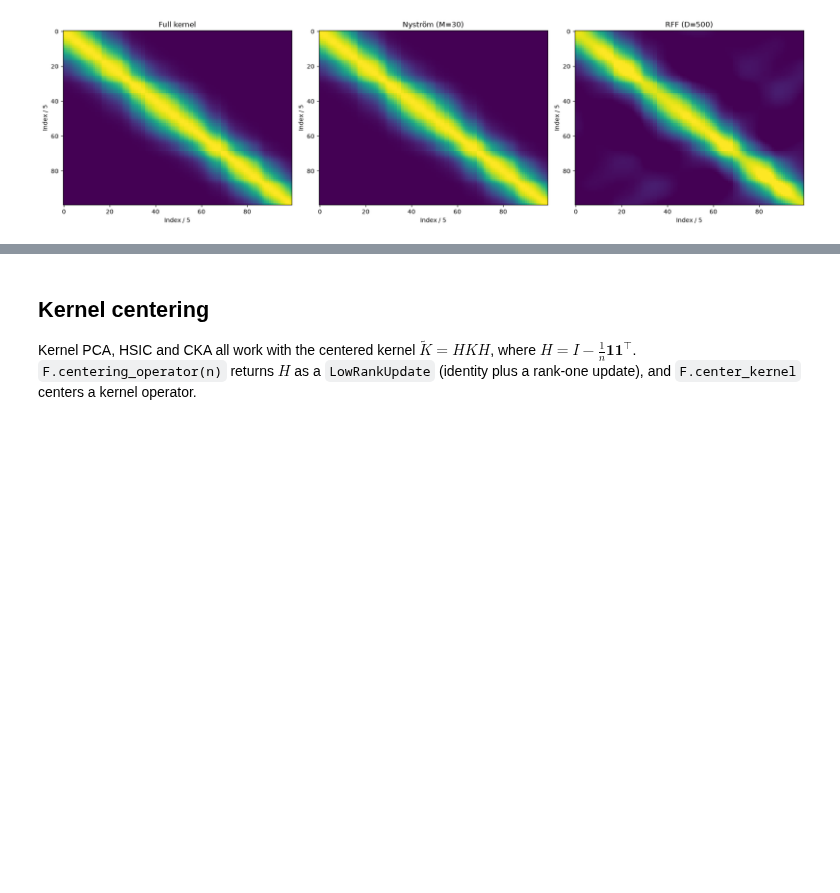
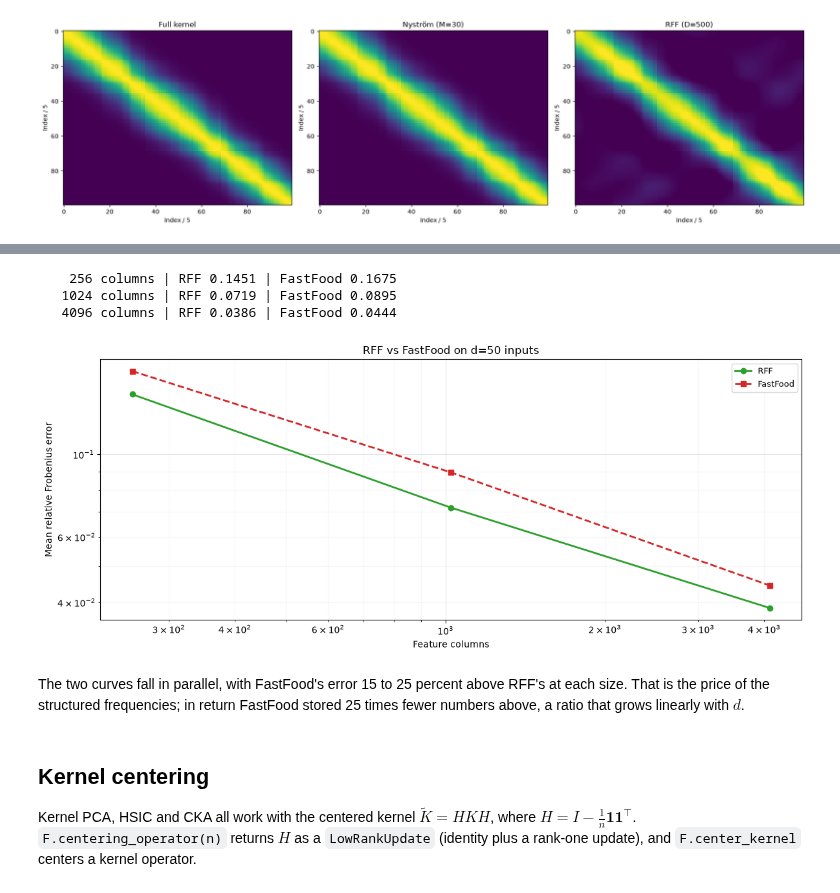
Before and after one commit to jejjohnson/kernellib, a Jupyter notebook: docs/notebooks/kernel_approximations.ipynb, the cells around one changed output, grey strips where cells are left out. Cells and saved outputs as stored; diff of their text form; code cells hidden in the pictures; blank space fills up the shorter version.

```diff
--- a/docs/notebooks/kernel_approximations.ipynb
+++ b/docs/notebooks/kernel_approximations.ipynb
@@ -363,3 +408,51 @@ plt.show()
+# %%
+cols = [256, 1024, 4096]
+
+
+def rff_hi_error(n_cols, seed):
+    k_o, k_bb = jax.random.split(jax.random.PRNGKey(seed))
+    om = jax.random.normal(k_o, (n_cols, d_hi)) / ls_hi
+    bb = jax.random.uniform(k_bb, (n_cols,), minval=0.0, maxval=2.0 * jnp.pi)
+    K_approx = kl.rff_operator(X_hi, om, bb).as_matrix()
+    return float(jnp.linalg.norm(K_hi - K_approx) / norm_hi)
+
+
+def ff_hi_error(n_cols, seed):
+    p = kl.fastfood_params(
+        d=d_hi,
+        n_components=n_cols // 2,
+        lengthscale=ls_hi,
+        key=jax.random.PRNGKey(seed),
+    )
+    K_approx = kl.fastfood_operator(X_hi, p).as_matrix()
+    return float(jnp.linalg.norm(K_hi - K_approx) / norm_hi)
+
+
+rff_hi, ff_hi = [], []
+for n_cols in cols:
+    rff_hi.append(sum(rff_hi_error(n_cols, s) for s in range(n_draws)) / n_draws)
+    ff_hi.append(sum(ff_hi_error(n_cols, s) for s in range(n_draws)) / n_draws)
+    print(f"  {n_cols:5d} columns | RFF {rff_hi[-1]:.4f} | FastFood {ff_hi[-1]:.4f}")
+# %% [output]
+    256 columns | RFF 0.1451 | FastFood 0.1675
+   1024 columns | RFF 0.0719 | FastFood 0.0895
+   4096 columns | RFF 0.0386 | FastFood 0.0444
+# %%
+fig, ax = plt.subplots(figsize=(12, 5))
+ax.loglog(cols, rff_hi, "o-", color="C2", lw=2, label="RFF")
+ax.loglog(cols, ff_hi, "s--", color="C3", lw=2, label="FastFood")
+ax.set_xlabel("Feature columns")
+ax.set_ylabel("Mean relative Frobenius error")
+ax.set_title(f"RFF vs FastFood on d={d_hi} inputs")
+ax.legend(fontsize=9)
+ax.grid(True, which="major", alpha=0.3)
+ax.grid(True, which="minor", alpha=0.1)
+plt.tight_layout()
+plt.show()
+# %% [output]
+[figure, added]
+# %% [markdown]
+The two curves fall in parallel, with FastFood's error 15 to 25 percent above RFF's at each size. That is the price of the structured frequencies; in return FastFood stored 25 times fewer numbers above, a ratio that grows linearly with $d$.
 # %% [markdown]
 ## Kernel centering
 
```
Also changed, not shown: parts of 7 cells of this notebook, 7 other files.
